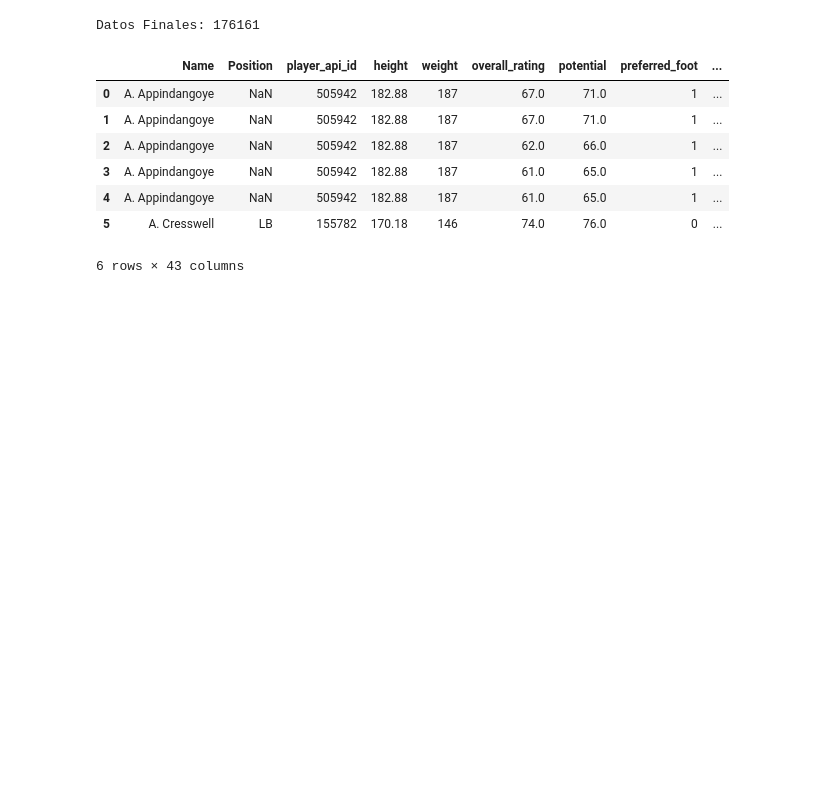
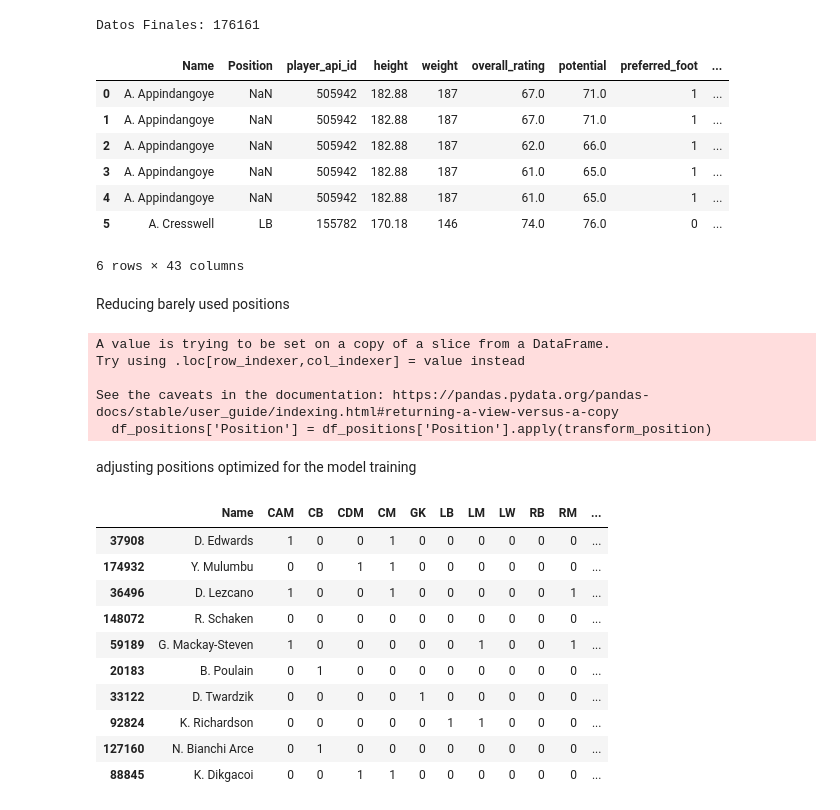
Before and after one commit to FMagalhaes25/FootballTatics-BackEnd, a Jupyter notebook: deep_learning_model/notebooks/00_formatting_data.ipynb, the cells around one changed output. Cells and saved outputs as stored; diff of their text form; code cells hidden in the pictures; blank space fills up the shorter version.

```diff
--- a/deep_learning_model/notebooks/00_formatting_data.ipynb
+++ b/deep_learning_model/notebooks/00_formatting_data.ipynb
@@ -189,3 +212,43 @@ Datos Finales: 176161
 | 4 | A. Appindangoye | NaN | 505942 | 182.88 | 187 | 61.0 | 65.0 | 1 | ... |
 | 5 | A. Cresswell | LB | 155782 | 170.18 | 146 | 74.0 | 76.0 | 0 | ... |
 6 rows × 43 columns
+# %% [markdown]
+Reducing barely used positions
+# %%
+def transform_position(positions):
+    """
+    This function transforms the given positions by replacing 'LWB' with 'RB', 'RWB' with 'RB', and 'CF' with 'ST'.
+    """
+    positions = positions.split(', ') # split multiple positions by comma and space
+    positions = [p.replace('LWB', 'RB').replace('RWB', 'RB').replace('CF', 'ST') for p in positions] # transform values
+    return ', '.join(positions) # join the transformed values with comma and space
+
+# Apply the function to the 'Position' column
+df_positions = df_final.dropna()
+df_positions['Position'] = df_positions['Position'].apply(transform_position)
+# %% [output]
+A value is trying to be set on a copy of a slice from a DataFrame.
+Try using .loc[row_indexer,col_indexer] = value instead
+
+See the caveats in the documentation: https://pandas.pydata.org/pandas-docs/stable/user_guide/indexing.html#returning-a-view-versus-a-copy
+  df_positions['Position'] = df_positions['Position'].apply(transform_position)
+# %% [markdown]
+adjusting positions optimized for the model training
+# %%
+y_list = df_positions[['Name','Position']]
+
+positions = y_list['Position'].str.get_dummies(sep=', ')
+df_y = pd.concat([y_list['Name'], positions], axis=1)
+df_y.sample(10)
+# %% [output]
+|  | Name | CAM | CB | CDM | CM | GK | LB | LM | LW | RB | RM | ... |
+| 37908 | D. Edwards | 1 | 0 | 0 | 1 | 0 | 0 | 0 | 0 | 0 | 0 | ... |
+| 174932 | Y. Mulumbu | 0 | 0 | 1 | 1 | 0 | 0 | 0 | 0 | 0 | 0 | ... |
+| 36496 | D. Lezcano | 1 | 0 | 0 | 1 | 0 | 0 | 0 | 0 | 0 | 1 | ... |
+| 148072 | R. Schaken | 0 | 0 | 0 | 0 | 0 | 0 | 0 | 0 | 0 | 0 | ... |
+| 59189 | G. Mackay-Steven | 1 | 0 | 0 | 0 | 0 | 0 | 1 | 0 | 0 | 1 | ... |
+| 20183 | B. Poulain | 0 | 1 | 0 | 0 | 0 | 0 | 0 | 0 | 0 | 0 | ... |
+| 33122 | D. Twardzik | 0 | 0 | 0 | 0 | 1 | 0 | 0 | 0 | 0 | 0 | ... |
+| 92824 | K. Richardson | 0 | 0 | 0 | 0 | 0 | 1 | 1 | 0 | 0 | 0 | ... |
+| 127160 | N. Bianchi Arce | 0 | 1 | 0 | 0 | 0 | 0 | 0 | 0 | 0 | 0 | ... |
+| 88845 | K. Dikgacoi | 0 | 0 | 1 | 1 | 0 | 0 | 0 | 0 | 0 | 0 | ... |
```
Also changed, not shown: parts of 20 cells of this notebook.
